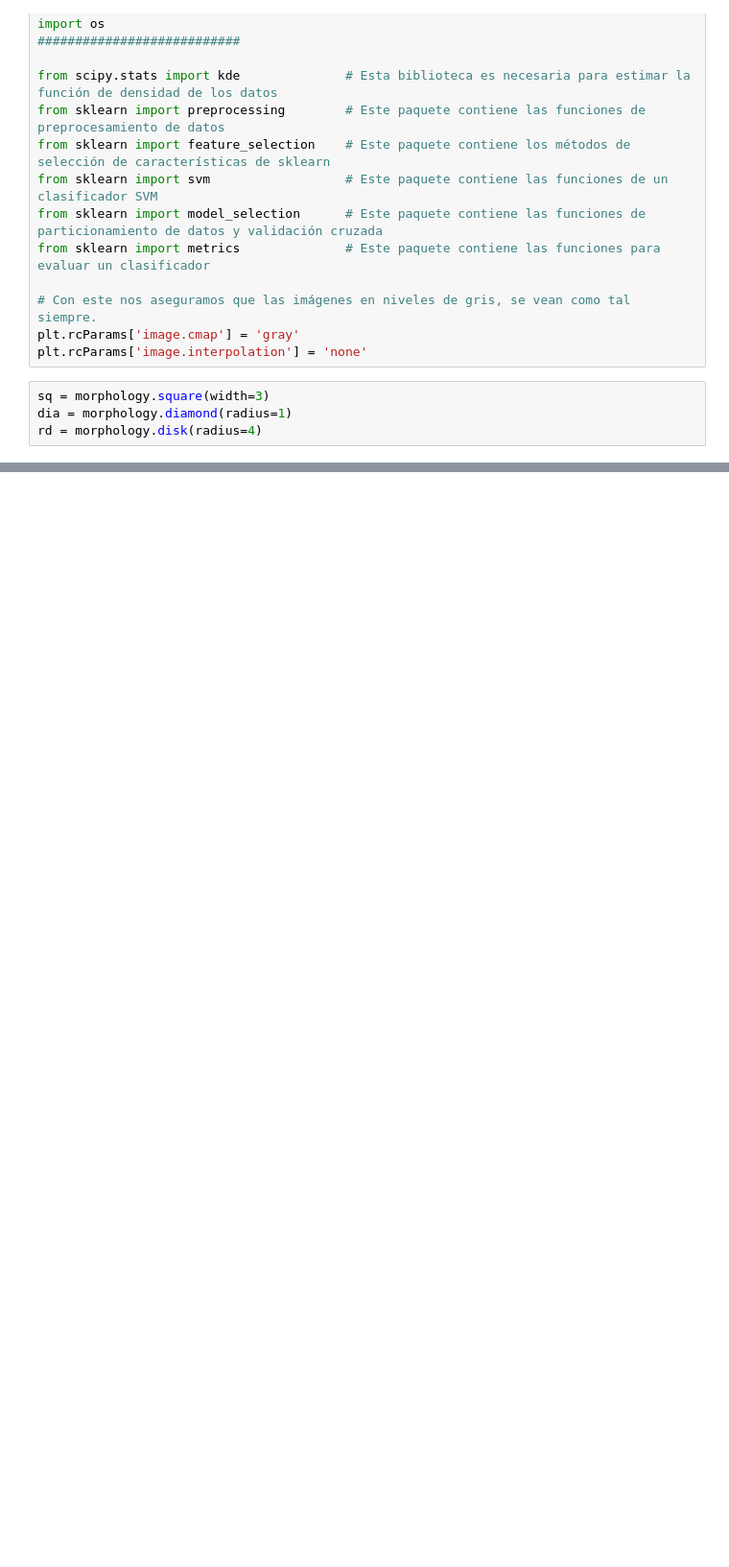
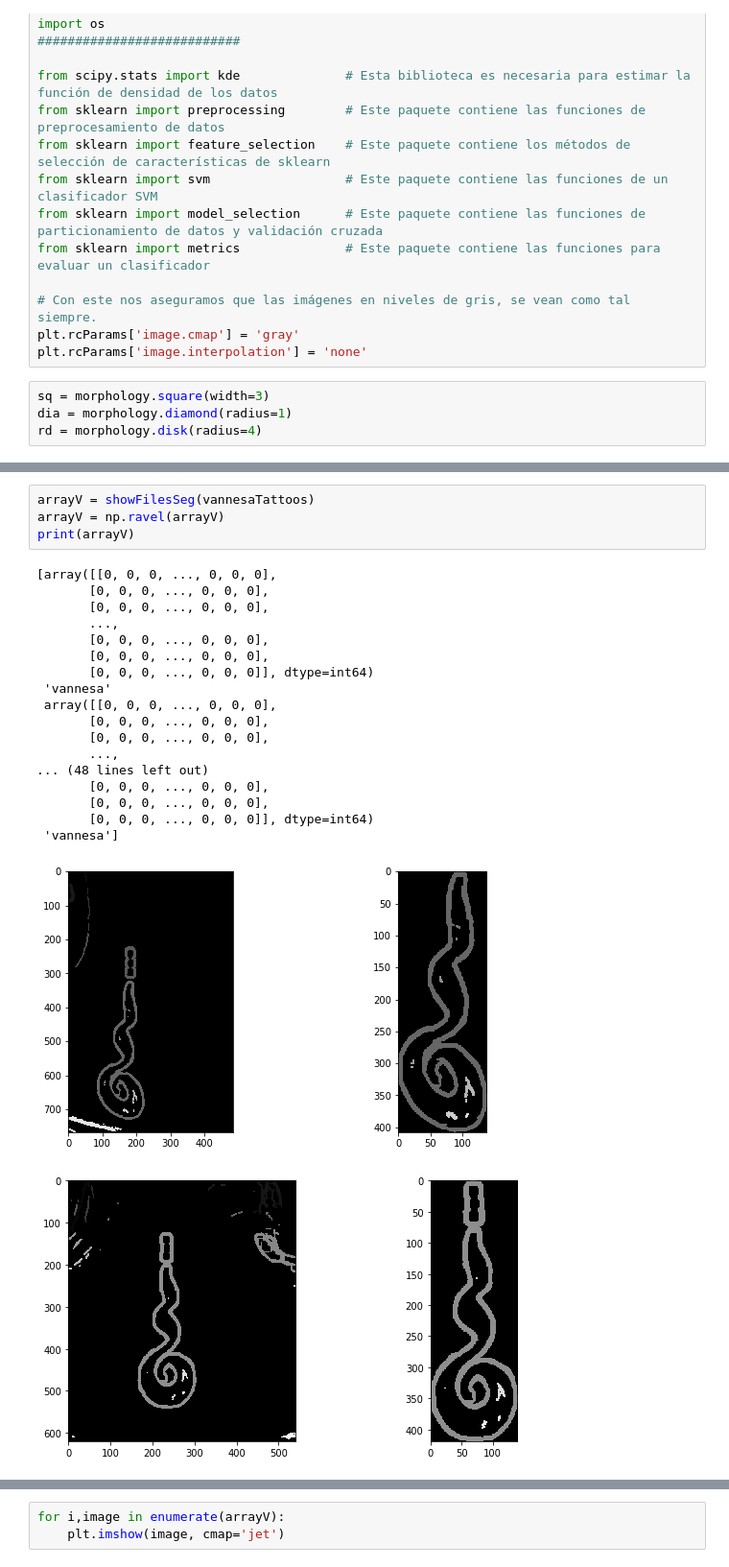
Before and after one commit to branmous/VisonArtifical-ReconocimientoDeTatuajes, a Jupyter notebook: Final -M.ipynb, the cells around one changed output, grey strips where cells are left out. Shown: that part at 96% size. Cells and saved outputs as stored; diff of their text form; blank space fills up the shorter version.

```diff
--- a/Final -M.ipynb
+++ b/Final -M.ipynb
@@ -44,0 +133,24 @@ rd = morphology.disk(radius=4)
+# %%
+arrayV = showFilesSeg(vannesaTattoos)
+arrayV = np.ravel(arrayV)
+print(arrayV)
+# %% [output]
+[array([[0, 0, 0, ..., 0, 0, 0],
+       [0, 0, 0, ..., 0, 0, 0],
+       [0, 0, 0, ..., 0, 0, 0],
+       ...,
+       [0, 0, 0, ..., 0, 0, 0],
+       [0, 0, 0, ..., 0, 0, 0],
+       [0, 0, 0, ..., 0, 0, 0]], dtype=int64)
+ 'vannesa'
+ array([[0, 0, 0, ..., 0, 0, 0],
+       [0, 0, 0, ..., 0, 0, 0],
+       [0, 0, 0, ..., 0, 0, 0],
+       ...,
+... (48 lines left out)
+       [0, 0, 0, ..., 0, 0, 0],
+       [0, 0, 0, ..., 0, 0, 0],
+       [0, 0, 0, ..., 0, 0, 0]], dtype=int64)
+ 'vannesa']
+[figure, added]
+[figure, added]
@@ -45,3 +163,6 @@ rd = morphology.disk(radius=4)
+# %%
+for i,image in enumerate(arrayV):
+    plt.imshow(image, cmap='jet')
 # %%
 #Proceso individual de imagenes
 
```
Also changed, not shown: parts of 22 cells of this notebook.
